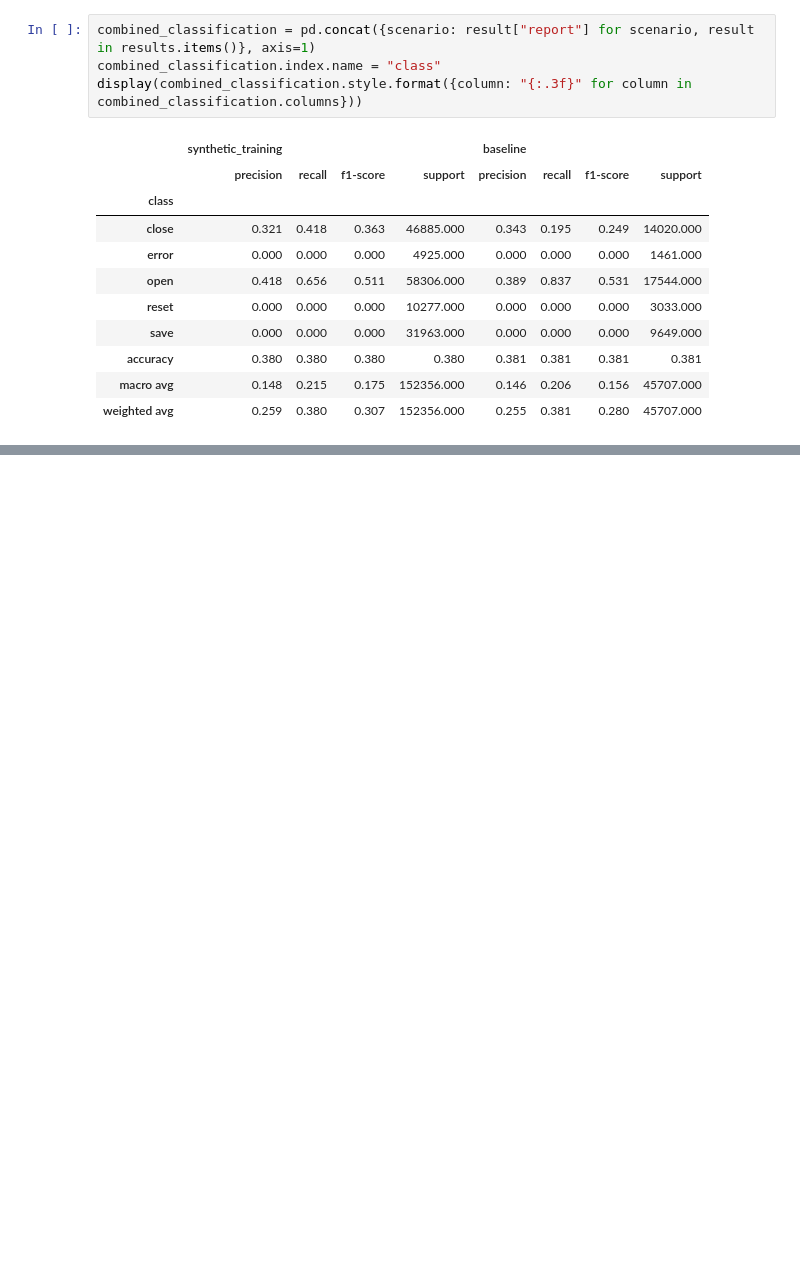
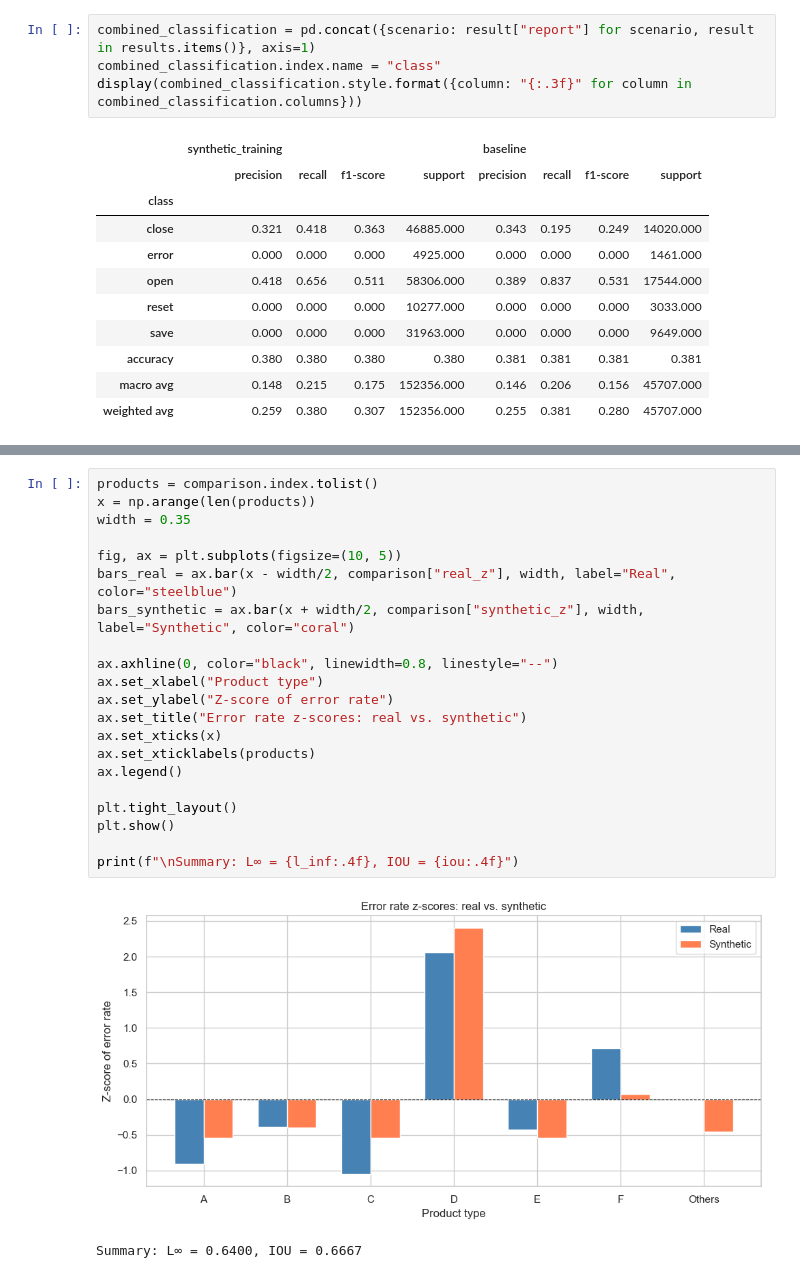
Before and after one commit to jktrns/dsc-180a-q1, a Jupyter notebook: notebooks/03-validation.ipynb, the cells around one changed output, grey strips where cells are left out. Drawn from its saved outputs; the diff is of its cells as text; blank space fills up the shorter version.

```diff
--- a/notebooks/03-validation.ipynb
+++ b/notebooks/03-validation.ipynb
@@ -166,0 +232,24 @@ export_kde(synthetic_df["TimeSeconds"], "synthetic", "../docs/figures/kde-synthe
+# %%
+products = comparison.index.tolist()
+x = np.arange(len(products))
+width = 0.35
+
+fig, ax = plt.subplots(figsize=(10, 5))
+bars_real = ax.bar(x - width/2, comparison["real_z"], width, label="Real", color="steelblue")
+bars_synthetic = ax.bar(x + width/2, comparison["synthetic_z"], width, label="Synthetic", color="coral")
+
+ax.axhline(0, color="black", linewidth=0.8, linestyle="--")
+ax.set_xlabel("Product type")
+ax.set_ylabel("Z-score of error rate")
+ax.set_title("Error rate z-scores: real vs. synthetic")
+ax.set_xticks(x)
+ax.set_xticklabels(products)
+ax.legend()
+
+plt.tight_layout()
+plt.show()
+
+print(f"\nSummary: L∞ = {l_inf:.4f}, IOU = {iou:.4f}")
+# %% [output]
+[figure, added]
+Summary: L∞ = 0.6400, IOU = 0.6667
```
Also changed, not shown: parts of 5 cells of this notebook, 7 other files.
